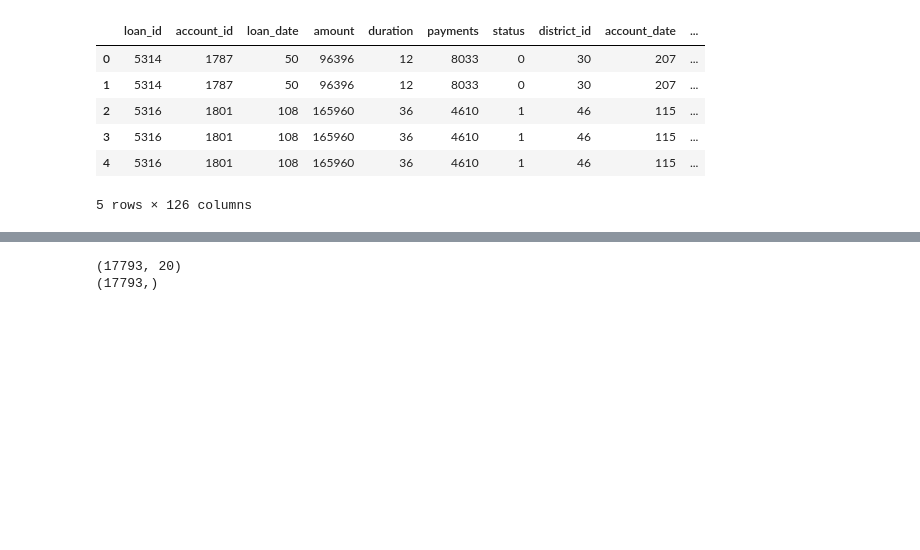
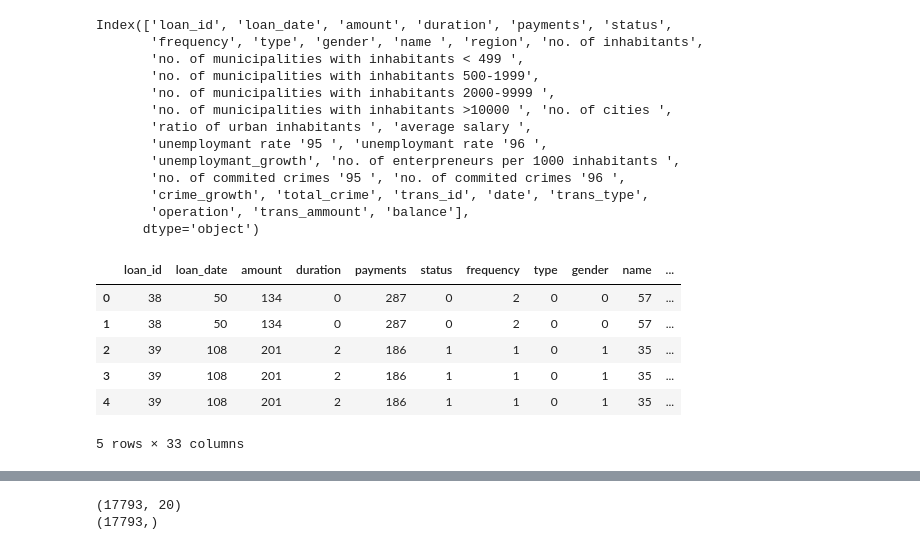
Before and after one commit to biam05/ac-feup, a Jupyter notebook: jupyters/hugo/final.ipynb, the cells around one changed output, grey strips where cells are left out. Drawn from its saved outputs; the diff is of its cells as text; code cells hidden in the pictures; blank space fills up the shorter version.

```diff
--- a/jupyters/hugo/final.ipynb
+++ b/jupyters/hugo/final.ipynb
@@ -92,5 +72,12 @@ def normalize(df):
 # %%
 f = utils.normalization(clients,"gender")
-f = utils.normalization(f,"birth_number")
-normalize(f)
+# f = utils.normalization(f,"birth_number")
+f
+# normalize(f)
+
+# f2 =normalize(f)
+
+dfff = full_normalization(df)
+
+dfff
 # %% [output]
@@ -148,30 +147,52 @@ def full_normalization(df):
 # %%
 ### Logistic Regression
 
+df2 = df.copy()
 # df2 = df2.drop('type_OWNER',axis=1)
 
 ### Data splitting into X & y
-df2 = utils.normalization(df2,"status")
-df2 = utils.normalization(df2,"date")
-df2 = utils.normalization(df2,"account_date")
-df2 = utils.normalization(df2,"birth_number")
-df2 = utils.normalization(df2,"loan_date")
+# df2 = utils.normalization(df2,"status")
+# df2 = utils.normalization(df2,"date")
+# df2 = utils.normalization(df2,"account_date")
+# df2 = utils.normalization(df2,"birth_number")
+# df2 = utils.normalization(df2,"loan_date")
 
+df2 = dfff.copy()
+
+
+df2 = df2.drop(columns=['account_id','district_id','disp_id','client_id',])
+
+df2= df2.drop(columns=['account_date','birth_number'])
+print(df2.columns)
 X = df2.drop('status',axis=1)
+
 y = df2['status']
 
 X.shape
 y.shape
 
 df2.head()
 # %% [output]
+Index(['loan_id', 'loan_date', 'amount', 'duration', 'payments', 'status',
+       'frequency', 'type', 'gender', 'name ', 'region', 'no. of inhabitants',
+       'no. of municipalities with inhabitants < 499 ',
+       'no. of municipalities with inhabitants 500-1999',
+       'no. of municipalities with inhabitants 2000-9999 ',
+       'no. of municipalities with inhabitants >10000 ', 'no. of cities ',
+       'ratio of urban inhabitants ', 'average salary ',
+       'unemploymant rate '95 ', 'unemploymant rate '96 ',
+       'unemploymant_growth', 'no. of enterpreneurs per 1000 inhabitants ',
+       'no. of commited crimes '95 ', 'no. of commited crimes '96 ',
+       'crime_growth', 'total_crime', 'trans_id', 'date', 'trans_type',
+       'operation', 'trans_ammount', 'balance'],
+      dtype='object')
-|  | loan_id | account_id | loan_date | amount | duration | payments | status | district_id | account_date | ... |
-| 0 | 5314 | 1787 | 50 | 96396 | 12 | 8033 | 0 | 30 | 207 | ... |
-| 1 | 5314 | 1787 | 50 | 96396 | 12 | 8033 | 0 | 30 | 207 | ... |
-| 2 | 5316 | 1801 | 108 | 165960 | 36 | 4610 | 1 | 46 | 115 | ... |
-| 3 | 5316 | 1801 | 108 | 165960 | 36 | 4610 | 1 | 46 | 115 | ... |
-| 4 | 5316 | 1801 | 108 | 165960 | 36 | 4610 | 1 | 46 | 115 | ... |
+|  | loan_id | loan_date | amount | duration | payments | status | frequency | type | gender | name | ... |
+| 0 | 38 | 50 | 134 | 0 | 287 | 0 | 2 | 0 | 0 | 57 | ... |
+| 1 | 38 | 50 | 134 | 0 | 287 | 0 | 2 | 0 | 0 | 57 | ... |
+| 2 | 39 | 108 | 201 | 2 | 186 | 1 | 1 | 0 | 1 | 35 | ... |
+| 3 | 39 | 108 | 201 | 2 | 186 | 1 | 1 | 0 | 1 | 35 | ... |
+| 4 | 39 | 108 | 201 | 2 | 186 | 1 | 1 | 0 | 1 | 35 | ... |
-5 rows × 126 columns
+5 rows × 33 columns
 # %%
 from sklearn.tree import DecisionTreeClassifier
 tree = DecisionTreeClassifier(random_state=15,criterion='entropy',max_depth=10)
```
Also changed, not shown: parts of 16 cells of this notebook, 3 other files.
